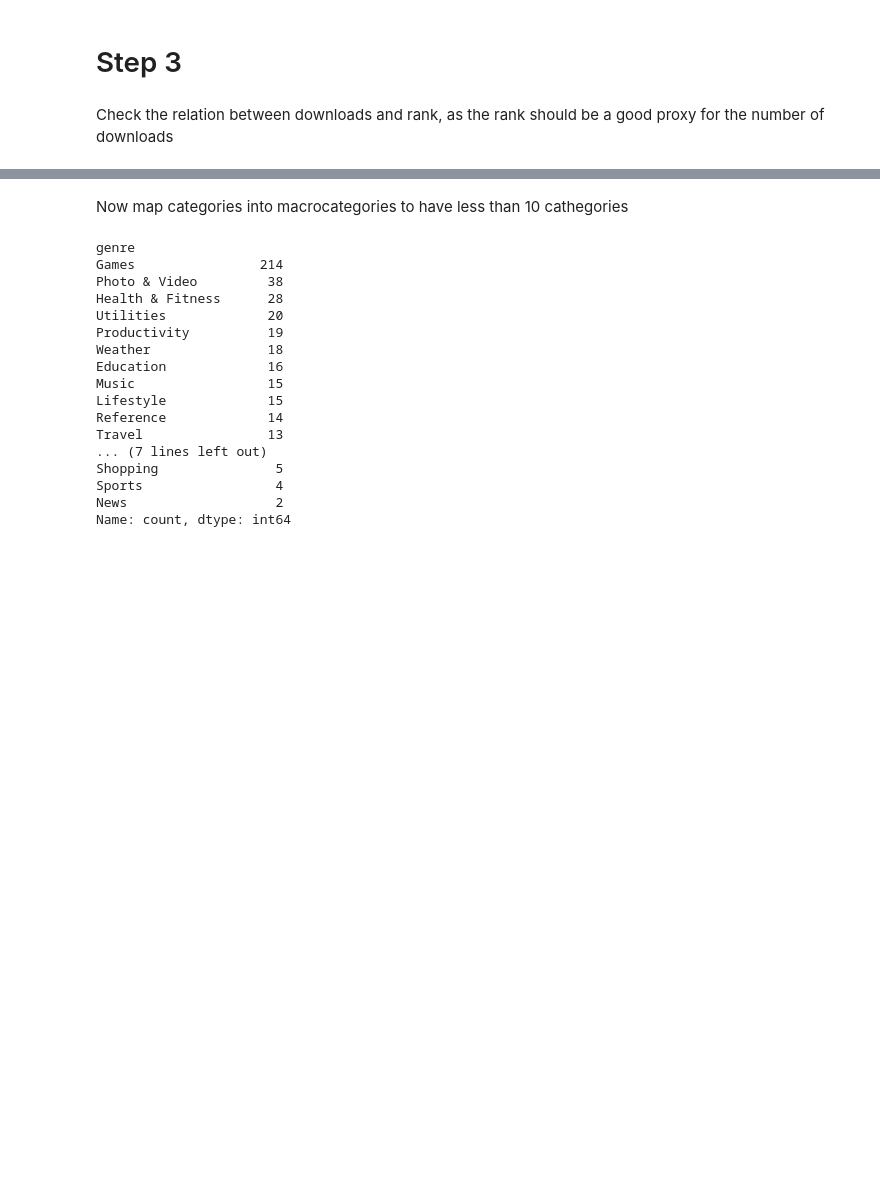
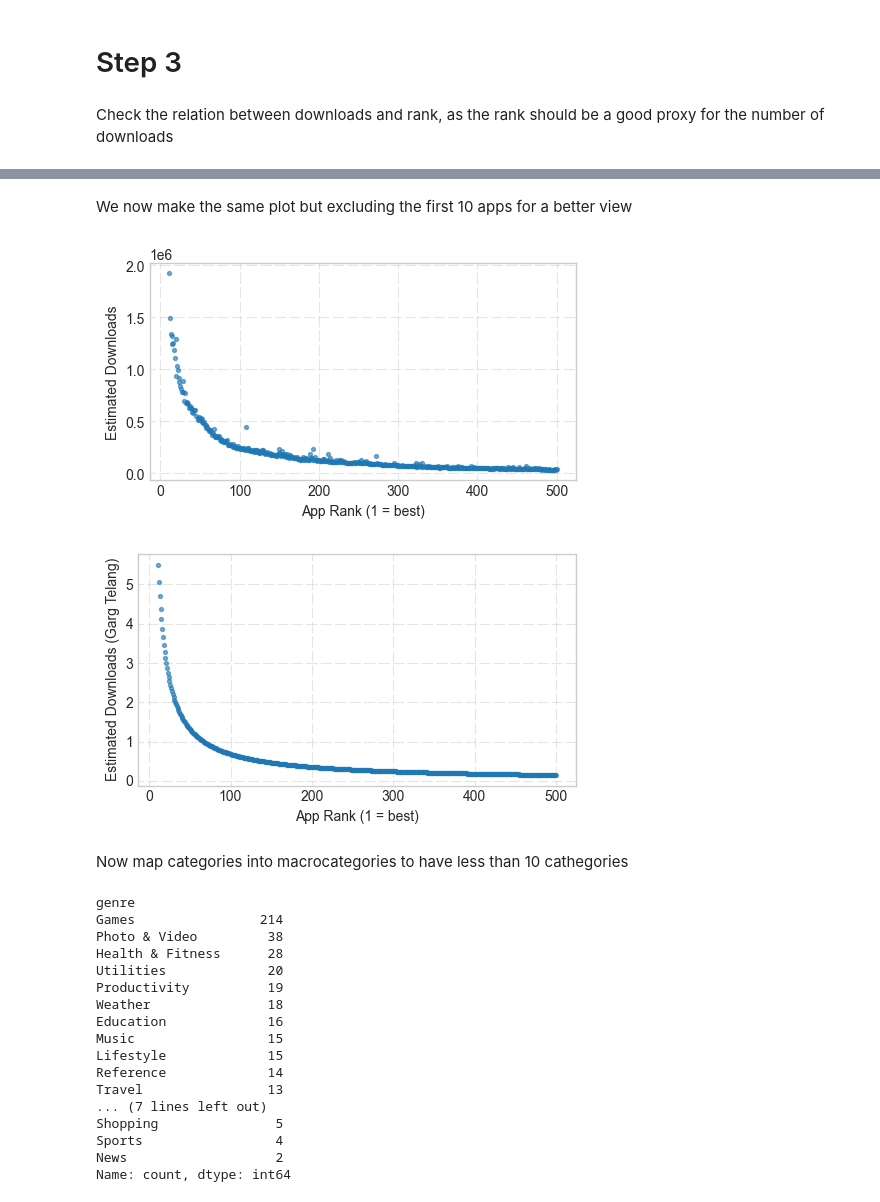
Before and after one commit to guidomagnani/empirical-IO-ps, a Jupyter notebook: src/Code.ipynb, the cells around one changed output, grey strips where cells are left out. Drawn from its saved outputs; the diff is of its cells as text; code cells hidden in the pictures; blank space fills up the shorter version.

```diff
--- a/src/Code.ipynb
+++ b/src/Code.ipynb
@@ -111,3 +112,28 @@ plt.show()
+# %% [markdown]
+We now make the same plot but excluding the first 10 apps for a better view
+# %%
+filtered_df = full_df[full_df['rank'] > 10]
+
+fig = plt.figure(figsize=(5, 3))
+plt.grid(alpha=0.5, ls=(5, (10, 3)))
+plt.scatter(filtered_df['rank'], filtered_df['estimated_downloads'], alpha=0.6, s=8)
+plt.xlabel('App Rank (1 = best)')
+plt.ylabel('Estimated Downloads')
+plt.tight_layout()
+plt.savefig('../output/plots/rank_vs_downloads_excl_top10.png', dpi=300, bbox_inches='tight')
+plt.show()
+
+plt.figure(figsize=(5, 3))
+plt.grid(alpha=0.5, ls=(5, (10, 3)))
+plt.scatter(filtered_df['rank'], filtered_df['downloads_garg_telang'], alpha=0.6, s=8)
+plt.xlabel('App Rank (1 = best)')
+plt.ylabel('Estimated Downloads (Garg Telang)')
+plt.tight_layout()
+plt.savefig('../output/plots/rank_vs_downloads_garg_telang_excl_top10.png', dpi=300, bbox_inches='tight')
+plt.show()
+# %% [output]
+[figure, added]
+[figure, added]
 # %% [markdown]
 Now map categories into macrocategories to have less than 10 cathegories
 # %%
```
Also changed, not shown: parts of 4 cells of this notebook, 10 other files.
